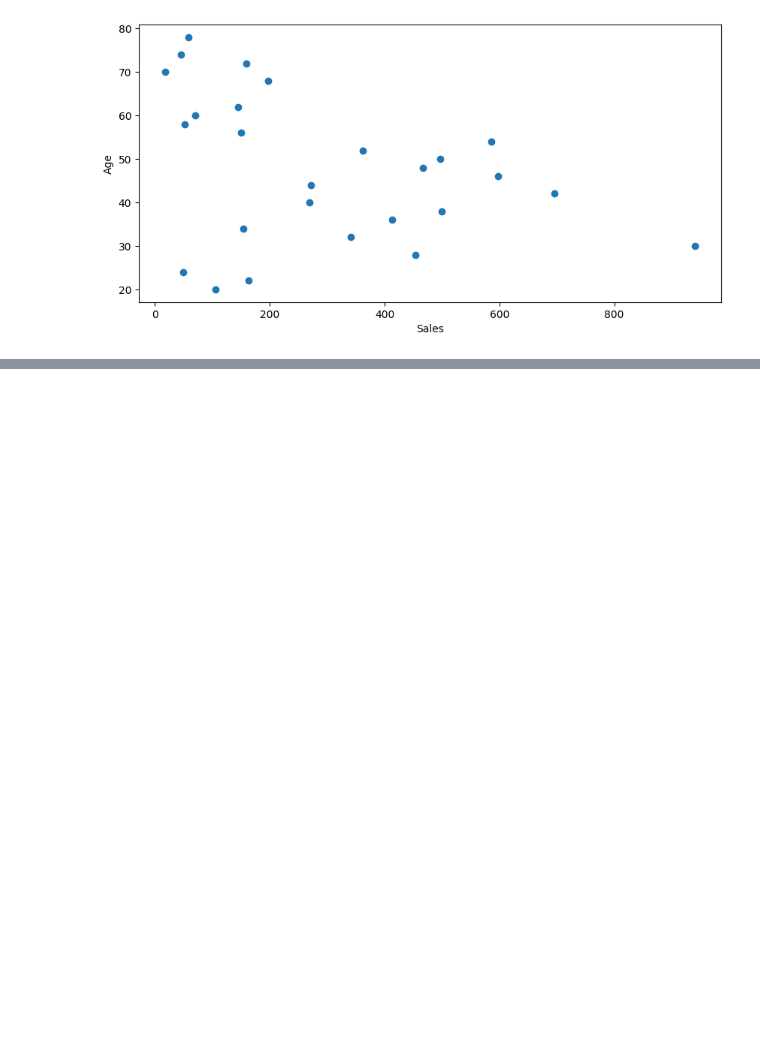
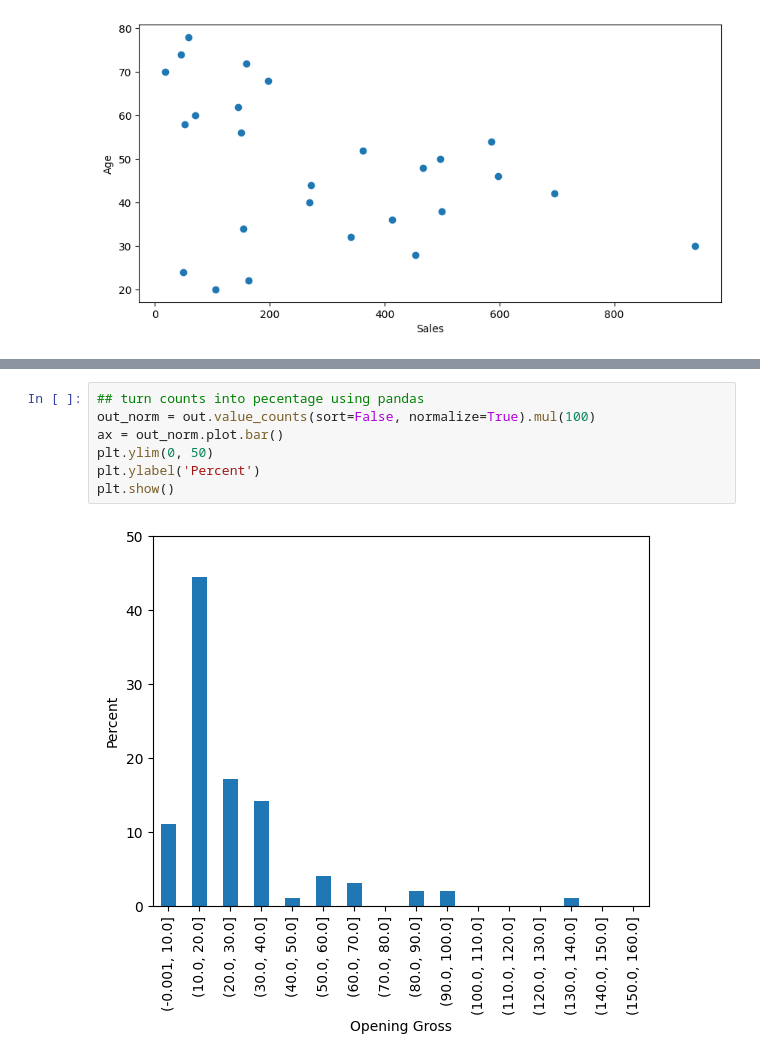
Before and after one commit to zenbaei/Data_Stats_Practice, a Jupyter notebook: Statistics_4_Business_Solutions.ipynb, the cells around one changed output, grey strips where cells are left out. Saved outputs shown, nothing was run; the diff lists cells and outputs as text; blank space fills up the shorter version.

```diff
--- a/Statistics_4_Business_Solutions.ipynb
+++ b/Statistics_4_Business_Solutions.ipynb
@@ -785,0 +869,9 @@ plt.show()
+# %%
+## turn counts into pecentage using pandas
+out_norm = out.value_counts(sort=False, normalize=True).mul(100)
+ax = out_norm.plot.bar()
+plt.ylim(0, 50)
+plt.ylabel('Percent')
+plt.show()
+# %% [output]
+[figure, added]
```
Also changed, not shown: parts of 21 cells of this notebook, 2 other files.
